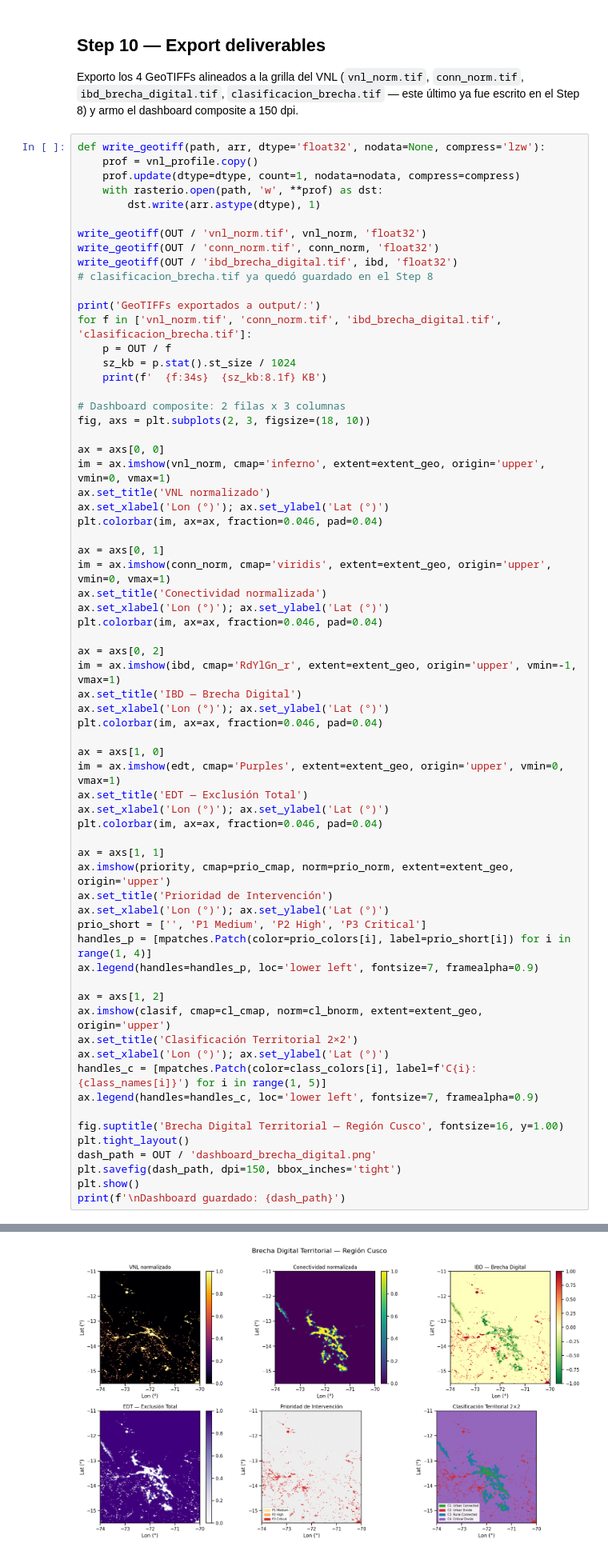
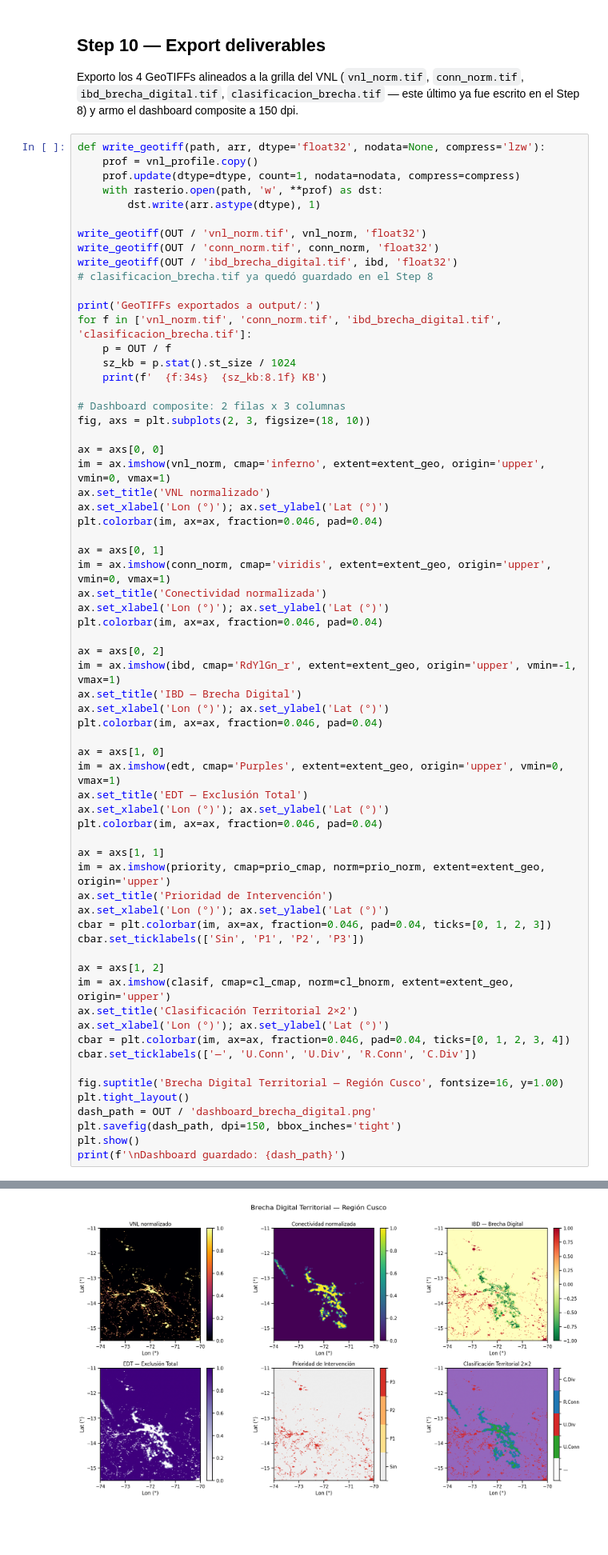
Before and after one commit to Arriola123456/raster-digital-divide, a Jupyter notebook: notebooks/digital_divide_cusco.ipynb, the cells around one changed output, grey strips where cells are left out. Shown at 80% size. Drawn from its saved outputs; the diff is of its cells as text; blank space fills up the shorter version.

```diff
--- a/notebooks/digital_divide_cusco.ipynb
+++ b/notebooks/digital_divide_cusco.ipynb
@@ -576,39 +573,38 @@ im = ax.imshow(ibd, cmap='RdYlGn_r', extent=extent_geo, origin='upper', vmin=-1,
 ax.set_title('IBD — Brecha Digital')
 ax.set_xlabel('Lon (°)'); ax.set_ylabel('Lat (°)')
 plt.colorbar(im, ax=ax, fraction=0.046, pad=0.04)
 
 ax = axs[1, 0]
 im = ax.imshow(edt, cmap='Purples', extent=extent_geo, origin='upper', vmin=0, vmax=1)
 ax.set_title('EDT — Exclusión Total')
 ax.set_xlabel('Lon (°)'); ax.set_ylabel('Lat (°)')
 plt.colorbar(im, ax=ax, fraction=0.046, pad=0.04)
 
 ax = axs[1, 1]
-ax.imshow(priority, cmap=prio_cmap, norm=prio_norm, extent=extent_geo, origin='upper')
+im = ax.imshow(priority, cmap=prio_cmap, norm=prio_norm, extent=extent_geo, origin='upper')
 ax.set_title('Prioridad de Intervención')
 ax.set_xlabel('Lon (°)'); ax.set_ylabel('Lat (°)')
-prio_short = ['', 'P1 Medium', 'P2 High', 'P3 Critical']
-handles_p = [mpatches.Patch(color=prio_colors[i], label=prio_short[i]) for i in range(1, 4)]
-ax.legend(handles=handles_p, loc='lower left', fontsize=7, framealpha=0.9)
+cbar = plt.colorbar(im, ax=ax, fraction=0.046, pad=0.04, ticks=[0, 1, 2, 3])
+cbar.set_ticklabels(['Sin', 'P1', 'P2', 'P3'])
 
 ax = axs[1, 2]
-ax.imshow(clasif, cmap=cl_cmap, norm=cl_bnorm, extent=extent_geo, origin='upper')
+im = ax.imshow(clasif, cmap=cl_cmap, norm=cl_bnorm, extent=extent_geo, origin='upper')
 ax.set_title('Clasificación Territorial 2×2')
 ax.set_xlabel('Lon (°)'); ax.set_ylabel('Lat (°)')
-handles_c = [mpatches.Patch(color=class_colors[i], label=f'C{i}: {class_names[i]}') for i in range(1, 5)]
-ax.legend(handles=handles_c, loc='lower left', fontsize=7, framealpha=0.9)
+cbar = plt.colorbar(im, ax=ax, fraction=0.046, pad=0.04, ticks=[0, 1, 2, 3, 4])
+cbar.set_ticklabels(['—', 'U.Conn', 'U.Div', 'R.Conn', 'C.Div'])
 
 fig.suptitle('Brecha Digital Territorial — Región Cusco', fontsize=16, y=1.00)
 plt.tight_layout()
 dash_path = OUT / 'dashboard_brecha_digital.png'
 plt.savefig(dash_path, dpi=150, bbox_inches='tight')
 plt.show()
 print(f'\nDashboard guardado: {dash_path}')
 # %% [output]
 GeoTIFFs exportados a output/:
   vnl_norm.tif                           239.0 KB
   conn_norm.tif                          475.2 KB
   ibd_brecha_digital.tif                 615.3 KB
   clasificacion_brecha.tif                68.0 KB
-[figure, old version]
+[figure, new version]
 Dashboard guardado: C:\Users\manue\OneDrive\Documentos\GitHub\raster-digital-divide\output\dashboard_brecha_digital.png
```
Also changed, not shown: parts of 2 cells of this notebook, 1 other file.
